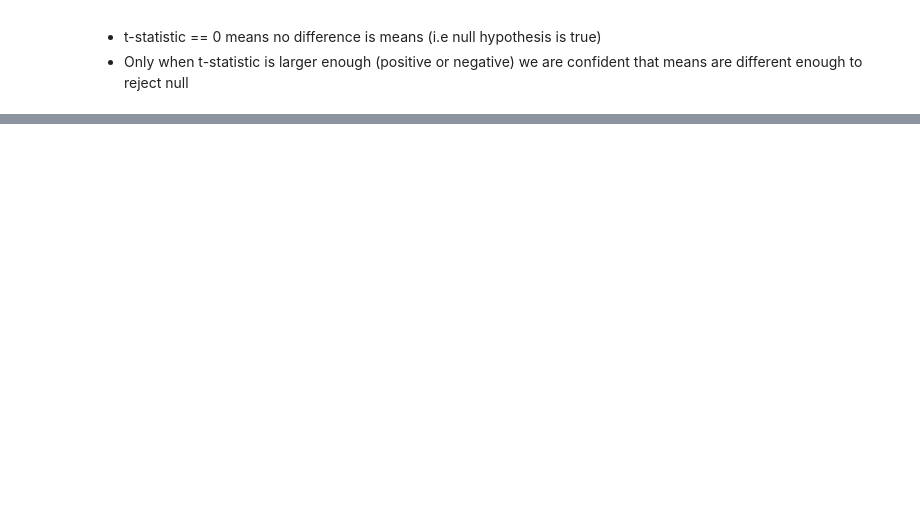
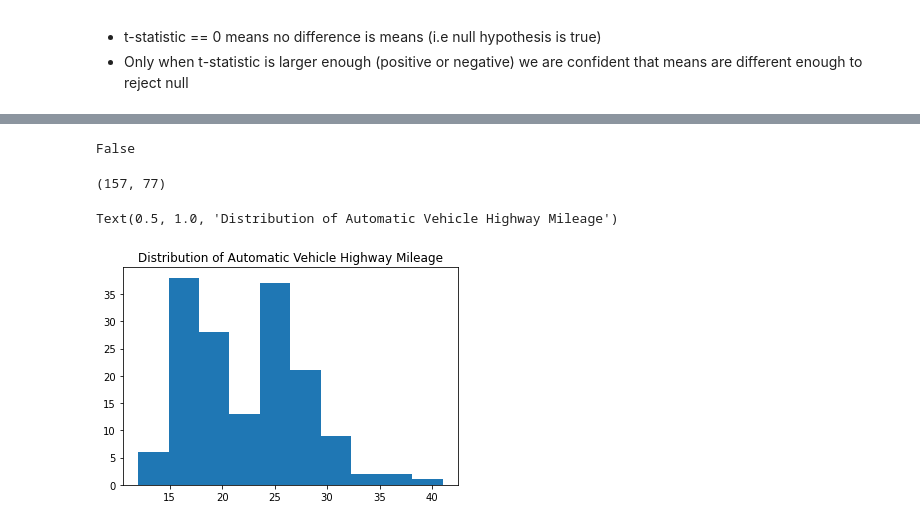
Before and after one commit to CodeupClassroom/oneil-statistics-exercises, a Jupyter notebook: comparing_means.ipynb, the cells around one changed output, grey strips where cells are left out. Drawn from its saved outputs; the diff is of its cells as text; code cells hidden in the pictures; blank space fills up the shorter version.

```diff
--- a/comparing_means.ipynb
+++ b/comparing_means.ipynb
@@ -60,0 +282,5 @@ Goal: Compare observed mean to theoretical one.
+# %%
+# using a string method for starting with auto, I can make a mask
+# to determine an encoded column that states if a vehicle
+# is automatic or not automatic(manual)
+mpg['auto_transmission'] = mpg.trans.str.startswith('auto')
@@ -60,0 +291,6 @@ Goal: Compare observed mean to theoretical one.
+# %%
+# use masking to determine our two sample groups"
+auto_hwy = mpg[mpg['auto_transmission'] == True].hwy
+# mpg, where mpg auto transmission is *not* true, specifcally
+# highway mileage values
+manual_hwy = mpg[mpg.auto_transmission == False].hwy
@@ -60,0 +330,4 @@ Goal: Compare observed mean to theoretical one.
+# %%
+levene_p < α
+# %% [output]
+False
@@ -60,0 +337,12 @@ Goal: Compare observed mean to theoretical one.
+# %%
+# we have over 30 samples for each, we can rely on clt
+auto_hwy.size, manual_hwy.size
+# %% [output]
+(157, 77)
+# %%
+# normality check:
+plt.hist(auto_hwy)
+plt.title('Distribution of Automatic Vehicle Highway Mileage')
+# %% [output]
+Text(0.5, 1.0, 'Distribution of Automatic Vehicle Highway Mileage')
+[figure, added]
```
Also changed, not shown: parts of 75 cells of this notebook.
